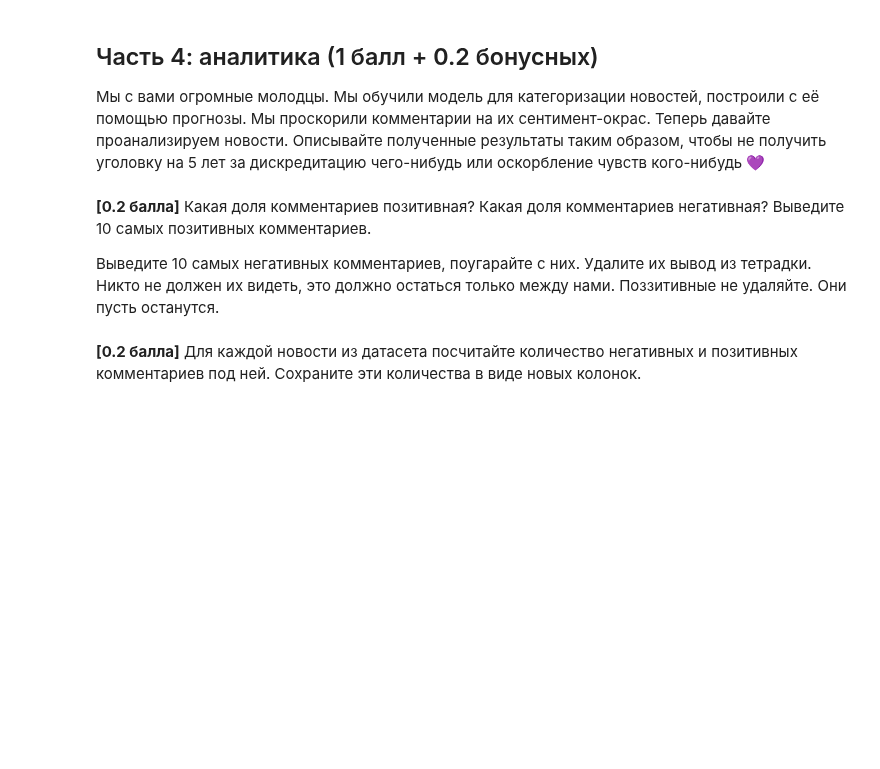
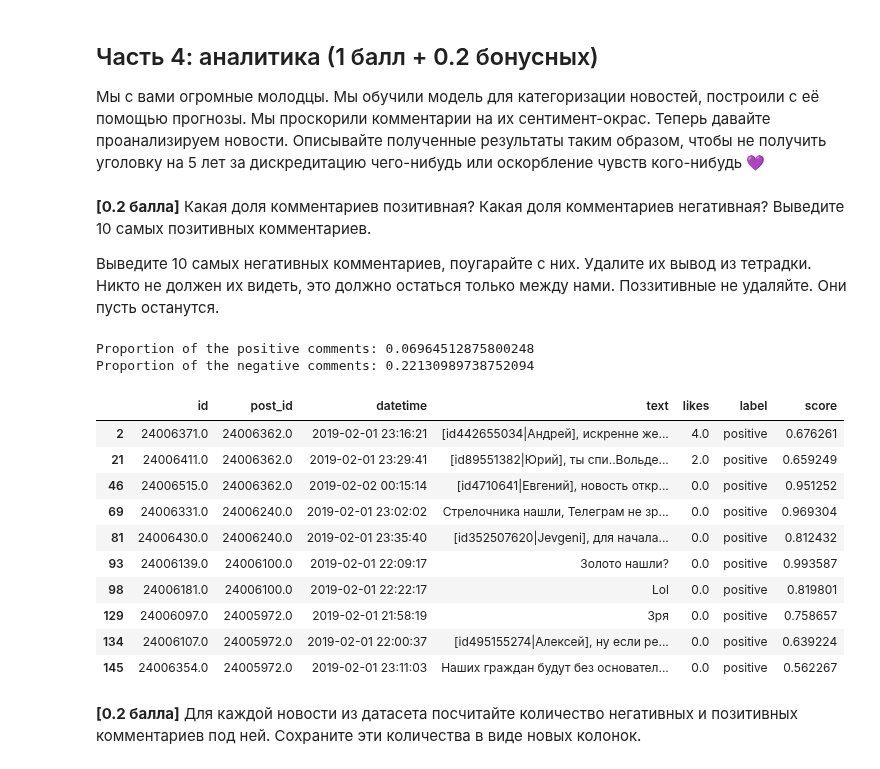
Before and after one commit to RuslanGaliullin/iad-deep-learning, a Jupyter notebook: 2023/homeworks/hw4_texts.ipynb, the cells around one changed output. Drawn from its saved outputs; the diff is of its cells as text; code cells hidden in the pictures; blank space fills up the shorter version.

```diff
--- a/2023/homeworks/hw4_texts.ipynb
+++ b/2023/homeworks/hw4_texts.ipynb
@@ -944,2 +942,20 @@ __[0.2 балла]__ Какая доля комментариев позитив
+# %%
+print(f"Proportion of the positive comments: {len(df_comments_labeled[df_comments_labeled['label'] == 'positive']) / df_comments_labeled.shape[0]}")
+print(f"Proportion of the negative comments: {len(df_comments_labeled[df_comments_labeled['label'] == 'negative']) / df_comments_labeled.shape[0]}")
+df_comments_labeled[df_comments_labeled['label'] == 'positive'].head(10)
+# %% [output]
+Proportion of the positive comments: 0.06964512875800248
+Proportion of the negative comments: 0.22130989738752094
+|  | id | post_id | datetime | text | likes | label | score |
+| 2 | 24006371.0 | 24006362.0 | 2019-02-01 23:16:21 | [id442655034|Андрей], искренне же... | 4.0 | positive | 0.676261 |
+| 21 | 24006411.0 | 24006362.0 | 2019-02-01 23:29:41 | [id89551382|Юрий], ты спи..Вольде... | 2.0 | positive | 0.659249 |
+| 46 | 24006515.0 | 24006362.0 | 2019-02-02 00:15:14 | [id4710641|Евгений], новость откр... | 0.0 | positive | 0.951252 |
+| 69 | 24006331.0 | 24006240.0 | 2019-02-01 23:02:02 | Стрелочника нашли, Телеграм не зр... | 0.0 | positive | 0.969304 |
+| 81 | 24006430.0 | 24006240.0 | 2019-02-01 23:35:40 | [id352507620|Jevgeni], для начала... | 0.0 | positive | 0.812432 |
+| 93 | 24006139.0 | 24006100.0 | 2019-02-01 22:09:17 | Золото нашли? | 0.0 | positive | 0.993587 |
+| 98 | 24006181.0 | 24006100.0 | 2019-02-01 22:22:17 | Lol | 0.0 | positive | 0.819801 |
+| 129 | 24006097.0 | 24005972.0 | 2019-02-01 21:58:19 | Зря | 0.0 | positive | 0.758657 |
+| 134 | 24006107.0 | 24005972.0 | 2019-02-01 22:00:37 | [id495155274|Алексей], ну если ре... | 0.0 | positive | 0.639224 |
+| 145 | 24006354.0 | 24005972.0 | 2019-02-01 23:11:03 | Наших граждан будут без основател... | 0.0 | positive | 0.562267 |
 # %% [markdown]
 __[0.2 балла]__ Для каждой новости из датасета посчитайте количество негативных и позитивных комментариев под ней. Сохраните эти количества в виде новых колонок.
```
Also changed, not shown: parts of 13 cells of this notebook.
